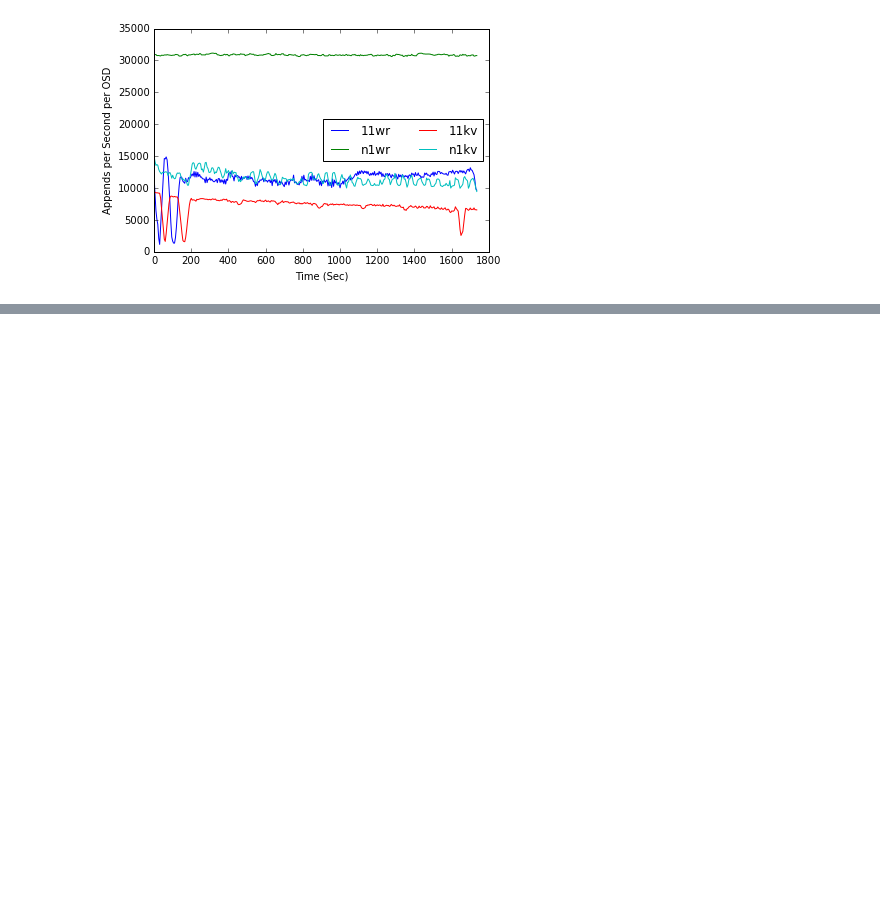
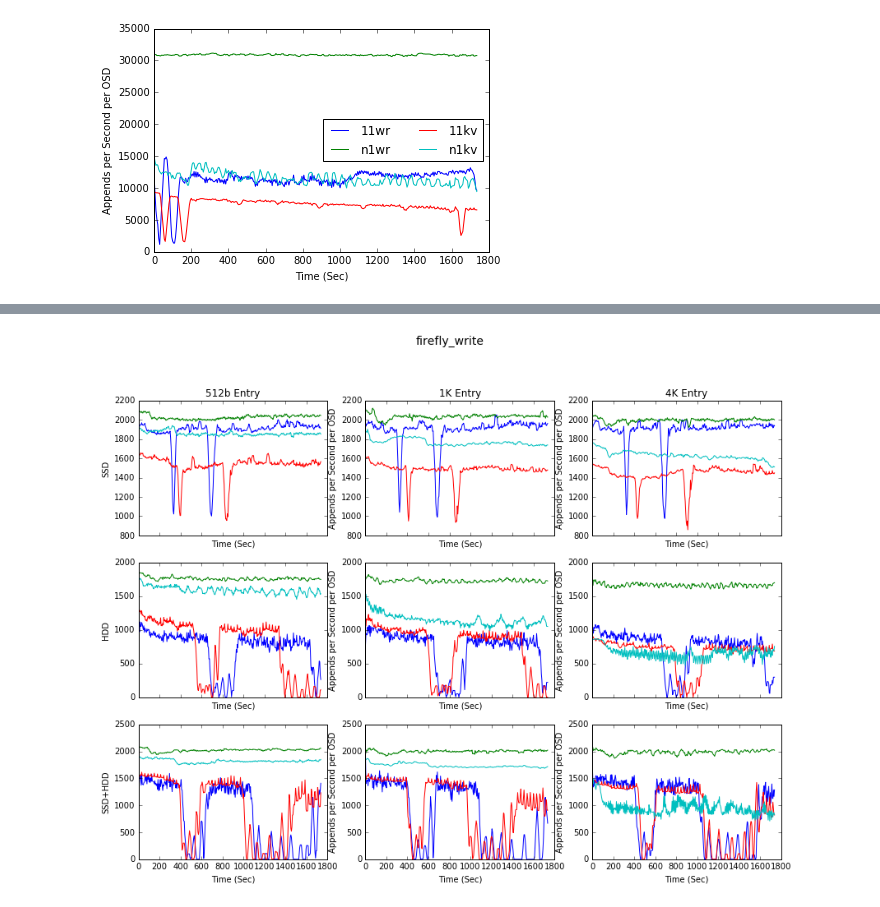
Before and after one commit to michaelsevilla/zlog-popper, a Jupyter notebook: experiments/basic-cls-rand-read/visualize.ipynb, the cells around one changed output, grey strips where cells are left out. Drawn from its saved outputs; the diff is of its cells as text; code cells hidden in the pictures; blank space fills up the shorter version.

```diff
--- a/experiments/basic-cls-rand-read/visualize.ipynb
+++ b/experiments/basic-cls-rand-read/visualize.ipynb
@@ -127,0 +177,4 @@ plot_read_write(glob.glob('results.pd.librados_read_data_jrnl_nvme.pl1.05-19-201
+# %%
+plot_sweep('firefly', 'write')
+# %% [output]
+[figure, added]
```
Also changed, not shown: parts of 6 cells of this notebook.
